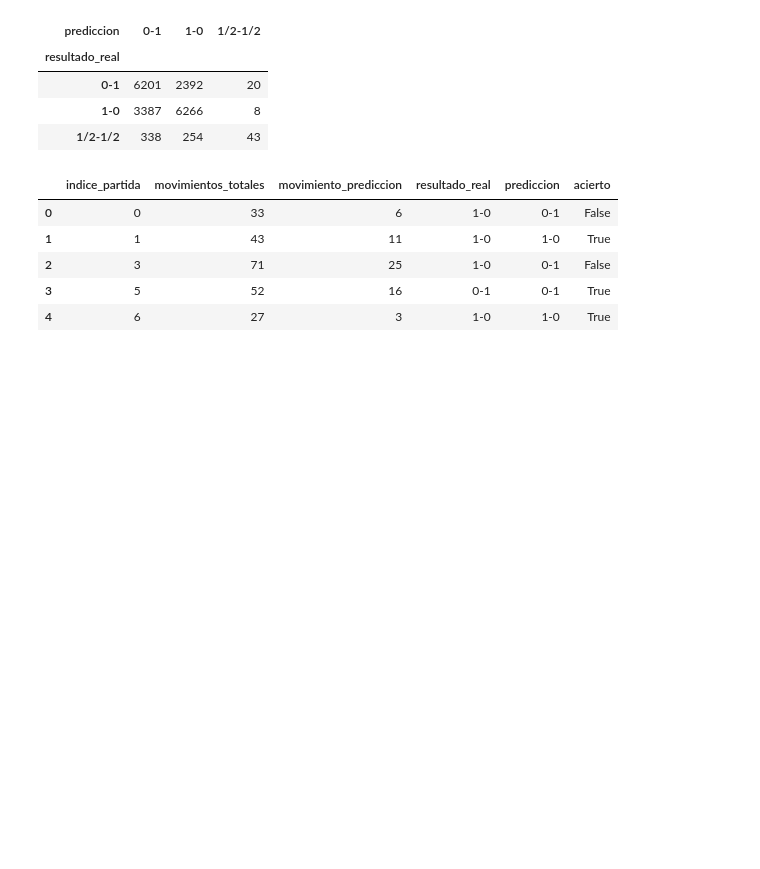
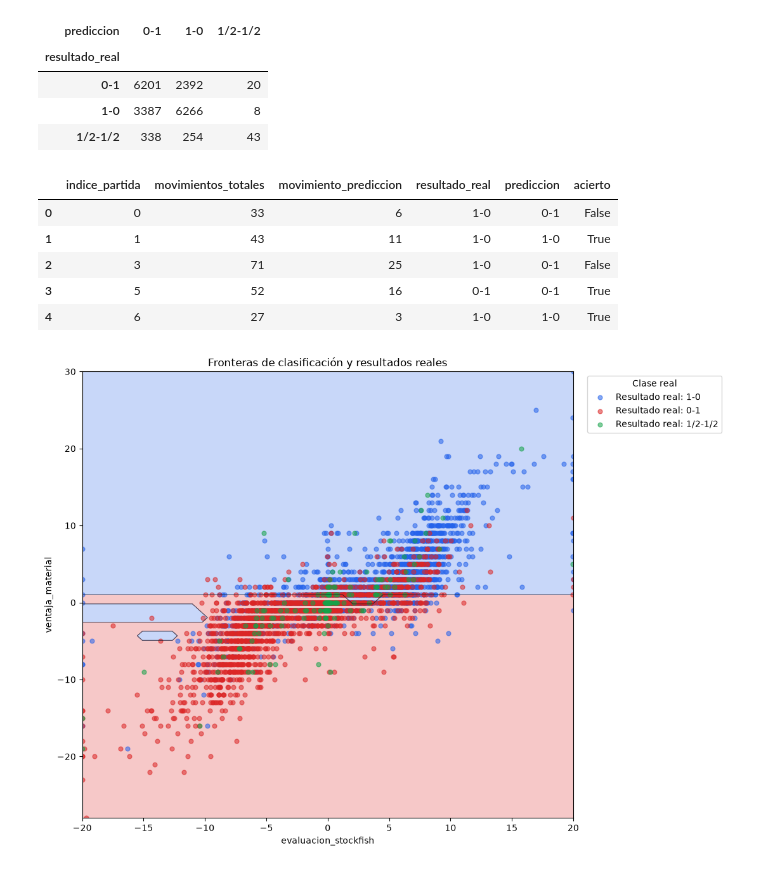
Before and after one commit to hbuelta/Decision-Trees-chess-, a Jupyter notebook: decision_tree_chess.ipynb, the cells around one changed output. Saved outputs shown, nothing was run; the diff lists cells and outputs as text; code cells hidden in the pictures; blank space fills up the shorter version.

```diff
--- a/decision_tree_chess.ipynb
+++ b/decision_tree_chess.ipynb
@@ -708,7 +709,7 @@ param_grid_bosque = {
 grid_search_bosque = GridSearchCV(
     estimator=RandomForestClassifier(
         random_state=42,
-        n_jobs=-1,
+        n_jobs=1,
     ),
     param_grid=param_grid_bosque,
     scoring="accuracy",
@@ -1066,3 +1067,93 @@ Matriz de resultados reales frente a predichos:
 | 2 | 3 | 71 | 25 | 1-0 | 0-1 | False |
 | 3 | 5 | 52 | 16 | 0-1 | 0-1 | True |
 | 4 | 6 | 27 | 3 | 1-0 | 1-0 | True |
+# %%
+import matplotlib.colors as mcolors
+
+NUMERO_PUNTOS_MALLA = 50
+
+# Las dos características con mayor importancia según el random forest.
+dos_caracteristicas_importantes = importancias_caracteristicas.head(2)[
+    "caracteristica"
+].tolist()
+caracteristica_x, caracteristica_y = dos_caracteristicas_importantes
+
+# Se fija el resto de características en su mediana de entrenamiento para obtener
+# una sección bidimensional de la frontera del modelo.
+valores_base = X_train.median(numeric_only=True).to_dict()
+valores_x = np.linspace(
+    X_train[caracteristica_x].min(),
+    X_train[caracteristica_x].max(),
+    NUMERO_PUNTOS_MALLA,
+)
+valores_y = np.linspace(
+    X_train[caracteristica_y].min(),
+    X_train[caracteristica_y].max(),
+    NUMERO_PUNTOS_MALLA,
+)
+rejilla_x, rejilla_y = np.meshgrid(valores_x, valores_y)
+
+puntos_rejilla = pd.DataFrame(
+    np.tile(
+        [valores_base[caracteristica] for caracteristica in CARACTERISTICAS],
+        (NUMERO_PUNTOS_MALLA**2, 1),
+    ),
+    columns=CARACTERISTICAS,
+)
+puntos_rejilla[caracteristica_x] = rejilla_x.ravel()
+puntos_rejilla[caracteristica_y] = rejilla_y.ravel()
+predicciones_rejilla = bosque_aleatorio.predict(puntos_rejilla).reshape(
+    rejilla_x.shape
+)
+
+colores_clases = ["#2563eb", "#dc2626", "#16a34a"]
+mapa_colores = mcolors.ListedColormap(colores_clases)
+
+X_todas = pd.concat([X_train, X_validation])
+y_todas = pd.concat([y_train, y_validation])
+
+plt.figure(figsize=(11, 8))
+plt.contourf(
+    rejilla_x,
+    rejilla_y,
+    predicciones_rejilla,
+    levels=[-0.5, 0.5, 1.5, 2.5],
+    cmap=mapa_colores,
+    alpha=0.25,
+)
+plt.contour(
+    rejilla_x,
+    rejilla_y,
+    predicciones_rejilla,
+    levels=[0.5, 1.5],
+    colors="#111827",
+    linewidths=0.8,
+    alpha=0.7,
+)
+
+for clase, resultado in sorted(
+    ((clase, resultado) for resultado, clase in RESULTADO_A_CLASE.items()),
+):
+    mascara_real = y_todas == clase
+    plt.scatter(
+        X_todas.loc[mascara_real, caracteristica_x],
+        X_todas.loc[mascara_real, caracteristica_y],
+        c=colores_clases[clase],
+        alpha=0.55,
+        s=24,
+        label=f"Resultado real: {resultado}",
+    )
+
+plt.xlabel(caracteristica_x)
+plt.ylabel(caracteristica_y)
+plt.title("Fronteras de clasificación y resultados reales")
+plt.legend(title="Clase real", bbox_to_anchor=(1.02, 1), loc="upper left")
+plt.xlim(valores_x.min(), valores_x.max())
+plt.ylim(valores_y.min(), valores_y.max())
+plt.tight_layout()
+plt.show()
+
+print(f"Características representadas: {caracteristica_x} y {caracteristica_y}")
+print(f"Resolución de la rejilla: {NUMERO_PUNTOS_MALLA}x{NUMERO_PUNTOS_MALLA}")
+# %% [output]
+[figure, added]
```
Also changed, not shown: parts of 6 cells of this notebook.
